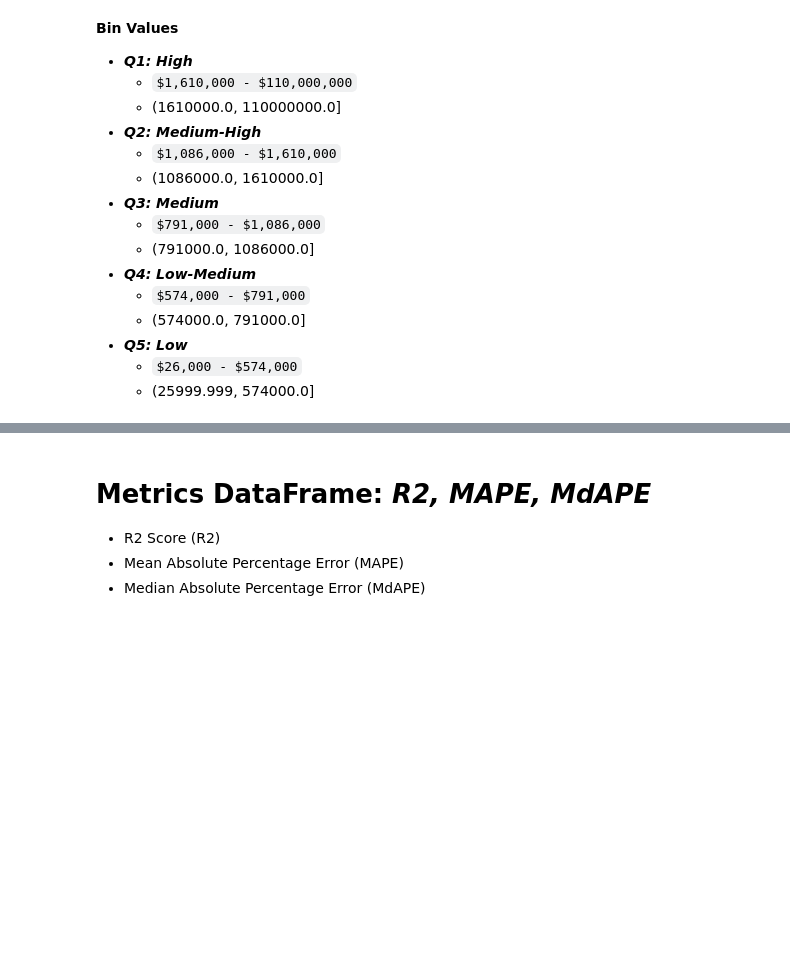
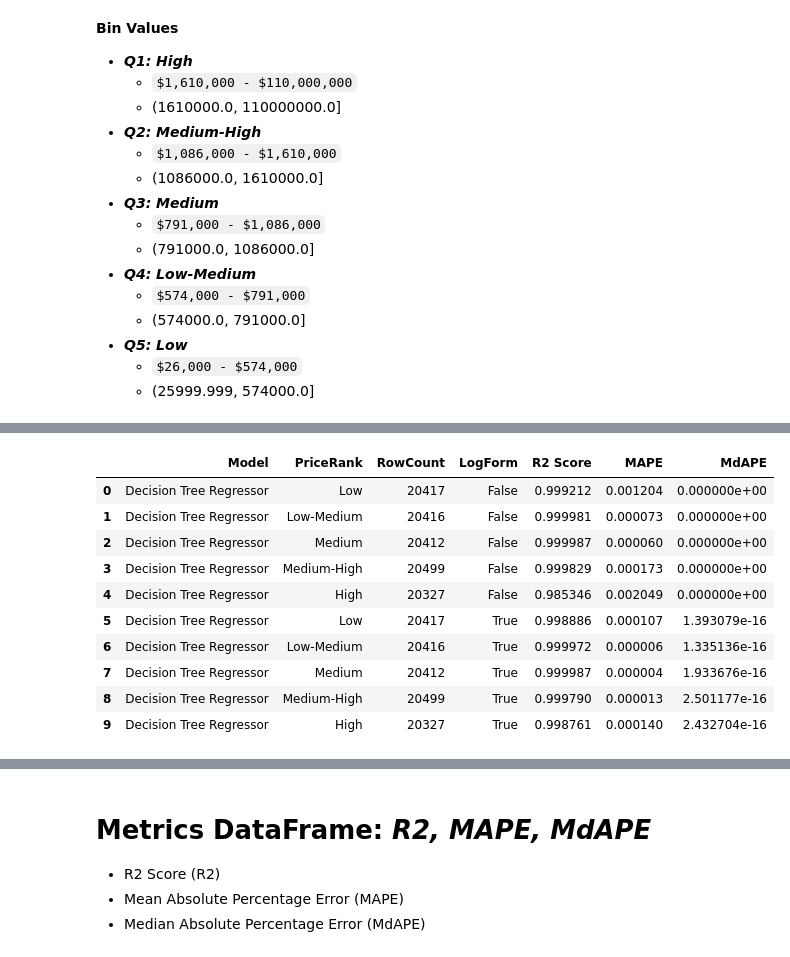
Before and after one commit to MaverickD-W/IDX_DS2026, a Jupyter notebook: Week 8/06_evaluation.ipynb, the cells around one changed output, grey strips where cells are left out. Cells and saved outputs as stored; diff of their text form; code cells hidden in the pictures; blank space fills up the shorter version.

```diff
--- a/Week 8/06_evaluation.ipynb
+++ b/Week 8/06_evaluation.ipynb
@@ -415,0 +507,24 @@ def quant_eval(df, q_val, modl_typ, feats):
+# %%
+qdfDTR2 = quant_eval(enr_df, "Low-Medium", "Decision Tree Regressor")
+# %%
+qdfDTR3 = quant_eval(enr_df, "Medium", "Decision Tree Regressor")
+# %%
+qdfDTR4 = quant_eval(enr_df, "Medium-High", "Decision Tree Regressor")
+# %%
+qdfDTR5 = quant_eval(enr_df, "High", "Decision Tree Regressor")
+# %%
+qdfDTR = pd.concat([qdfDTR1, qdfDTR2, qdfDTR3, qdfDTR4, qdfDTR5])
+qdfDTR.sort_values(by=["LogForm"], ignore_index=True, inplace=True)
+qdfDTR
+# %% [output]
+|  | Model | PriceRank | RowCount | LogForm | R2 Score | MAPE | MdAPE |
+| 0 | Decision Tree Regressor | Low | 20417 | False | 0.999212 | 0.001204 | 0.000000e+00 |
+| 1 | Decision Tree Regressor | Low-Medium | 20416 | False | 0.999981 | 0.000073 | 0.000000e+00 |
+| 2 | Decision Tree Regressor | Medium | 20412 | False | 0.999987 | 0.000060 | 0.000000e+00 |
+| 3 | Decision Tree Regressor | Medium-High | 20499 | False | 0.999829 | 0.000173 | 0.000000e+00 |
+| 4 | Decision Tree Regressor | High | 20327 | False | 0.985346 | 0.002049 | 0.000000e+00 |
+| 5 | Decision Tree Regressor | Low | 20417 | True | 0.998886 | 0.000107 | 1.393079e-16 |
+| 6 | Decision Tree Regressor | Low-Medium | 20416 | True | 0.999972 | 0.000006 | 1.335136e-16 |
+| 7 | Decision Tree Regressor | Medium | 20412 | True | 0.999987 | 0.000004 | 1.933676e-16 |
+| 8 | Decision Tree Regressor | Medium-High | 20499 | True | 0.999790 | 0.000013 | 2.501177e-16 |
+| 9 | Decision Tree Regressor | High | 20327 | True | 0.998761 | 0.000140 | 2.432704e-16 |
```
Also changed, not shown: parts of 64 cells of this notebook, 12 other files.
